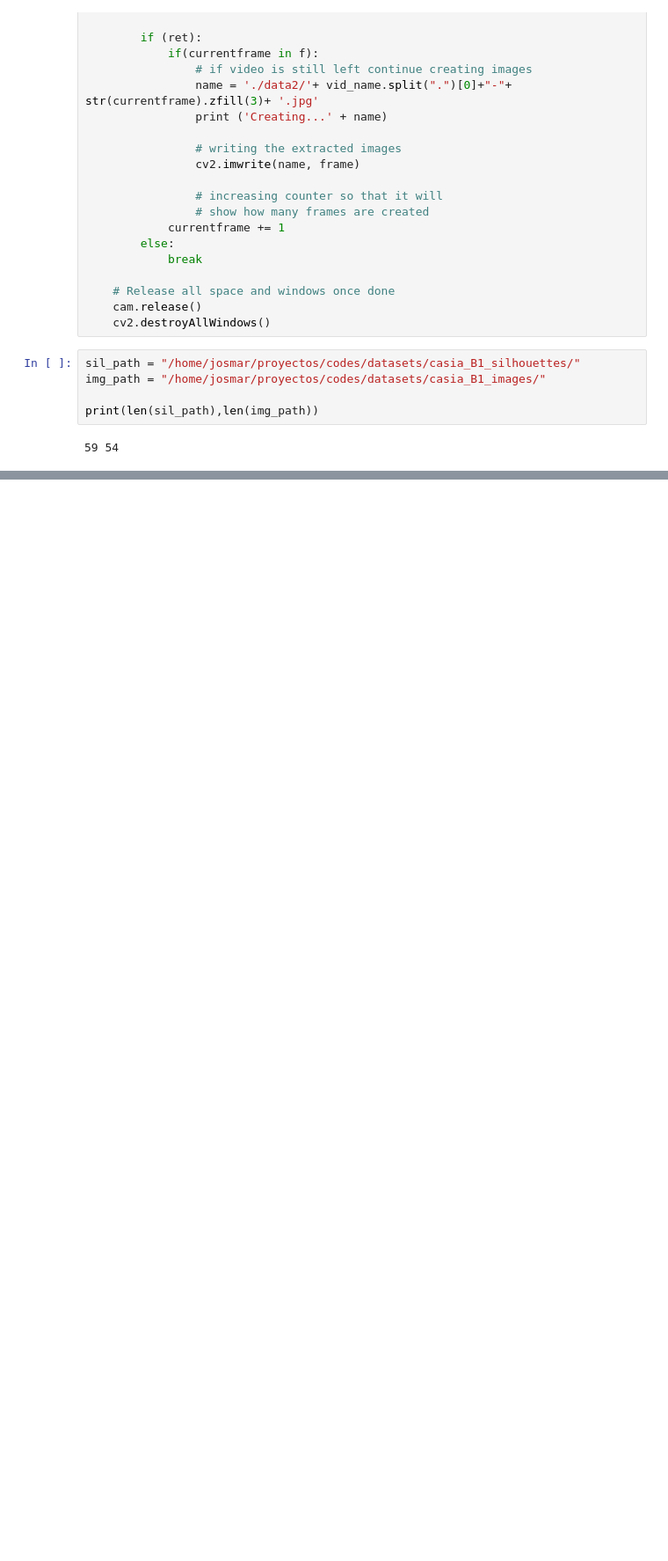
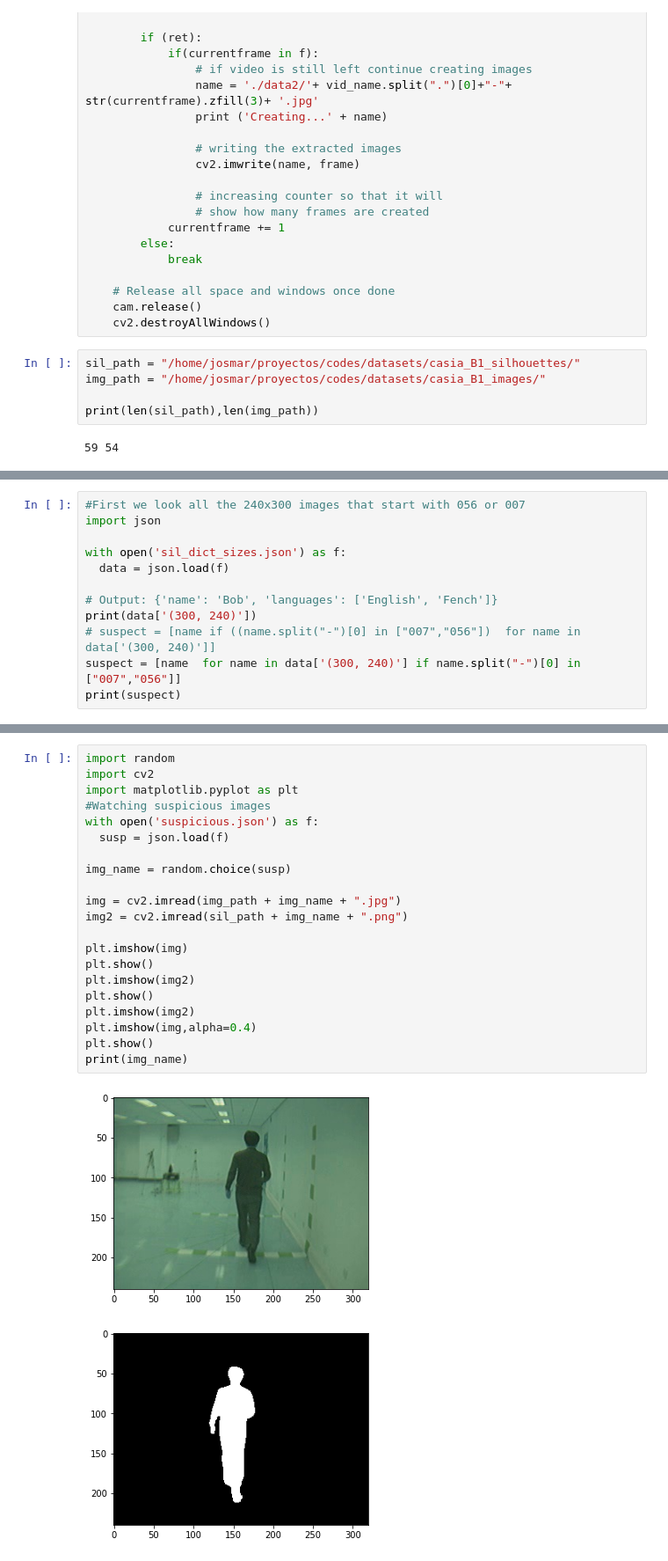
Before and after one commit to JosmarSuarez/Instance_Segmentation_Sandbox, a Jupyter notebook: annotation_tools/directories.ipynb, the cells around one changed output, grey strips where cells are left out. Shown at 88% size. Saved outputs shown, nothing was run; the diff lists cells and outputs as text; blank space fills up the shorter version.

```diff
--- a/annotation_tools/directories.ipynb
+++ b/annotation_tools/directories.ipynb
@@ -130,0 +236,12 @@ plt.show()
+# %%
+#First we look all the 240x300 images that start with 056 or 007
+import json
+
+with open('sil_dict_sizes.json') as f:
+  data = json.load(f)
+
+# Output: {'name': 'Bob', 'languages': ['English', 'Fench']}
+print(data['(300, 240)'])
+# suspect = [name if ((name.split("-")[0] in ["007","056"])  for name in data['(300, 240)']]
+suspect = [name  for name in data['(300, 240)'] if name.split("-")[0] in ["007","056"]]
+print(suspect)
@@ -130,0 +254,24 @@ plt.show()
+# %%
+import random
+import cv2
+import matplotlib.pyplot as plt
+#Watching suspicious images
+with open('suspicious.json') as f:
+  susp = json.load(f)
+
+img_name = random.choice(susp)
+
+img = cv2.imread(img_path + img_name + ".jpg")
+img2 = cv2.imread(sil_path + img_name + ".png")
+
+plt.imshow(img)
+plt.show()
+plt.imshow(img2)
+plt.show()
+plt.imshow(img2)
+plt.imshow(img,alpha=0.4)
+plt.show()
+print(img_name)
+# %% [output]
+[figure, added]
+[figure, added]
```
Also changed, not shown: parts of 19 cells of this notebook, 9 other files.
